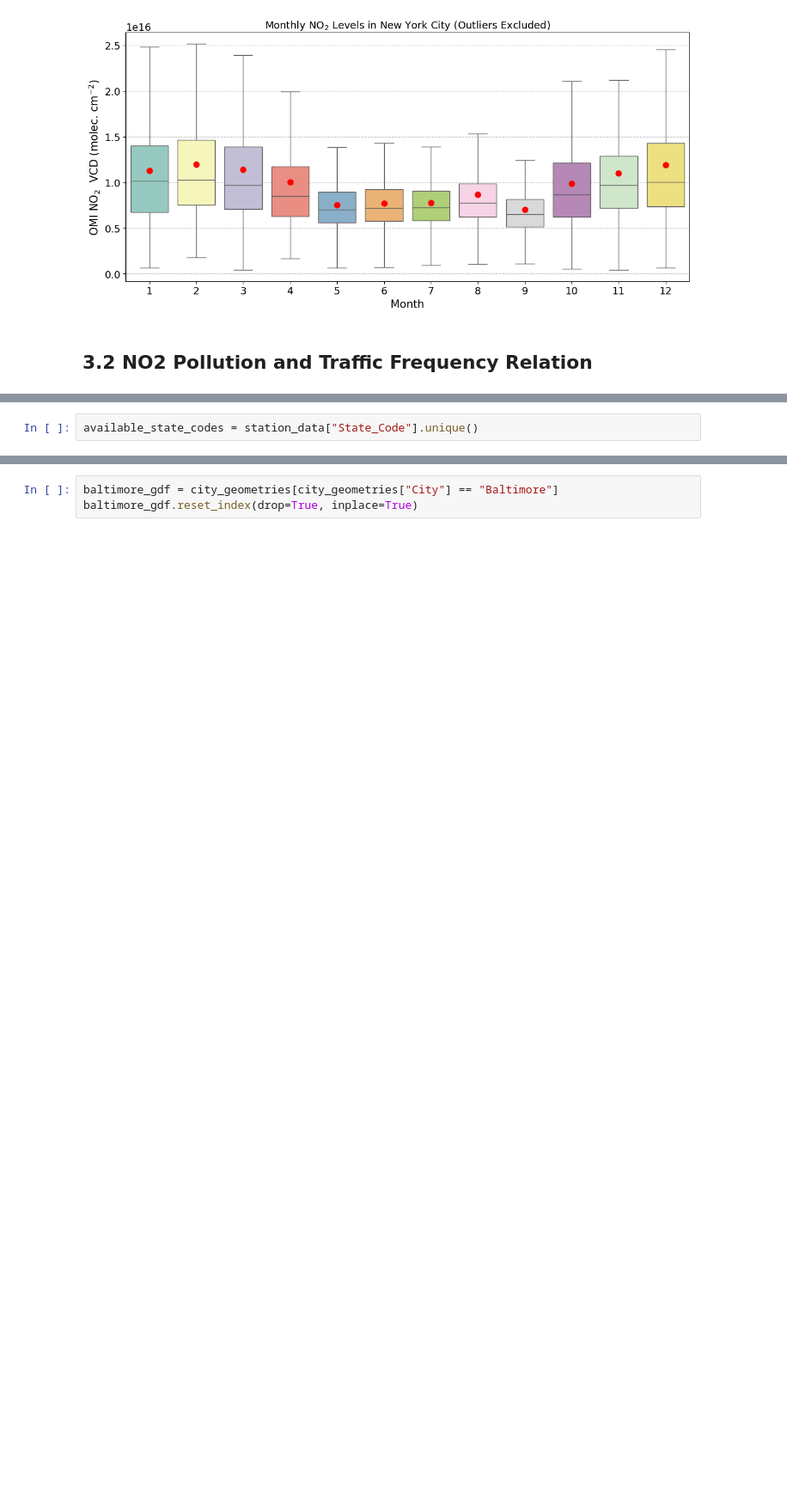
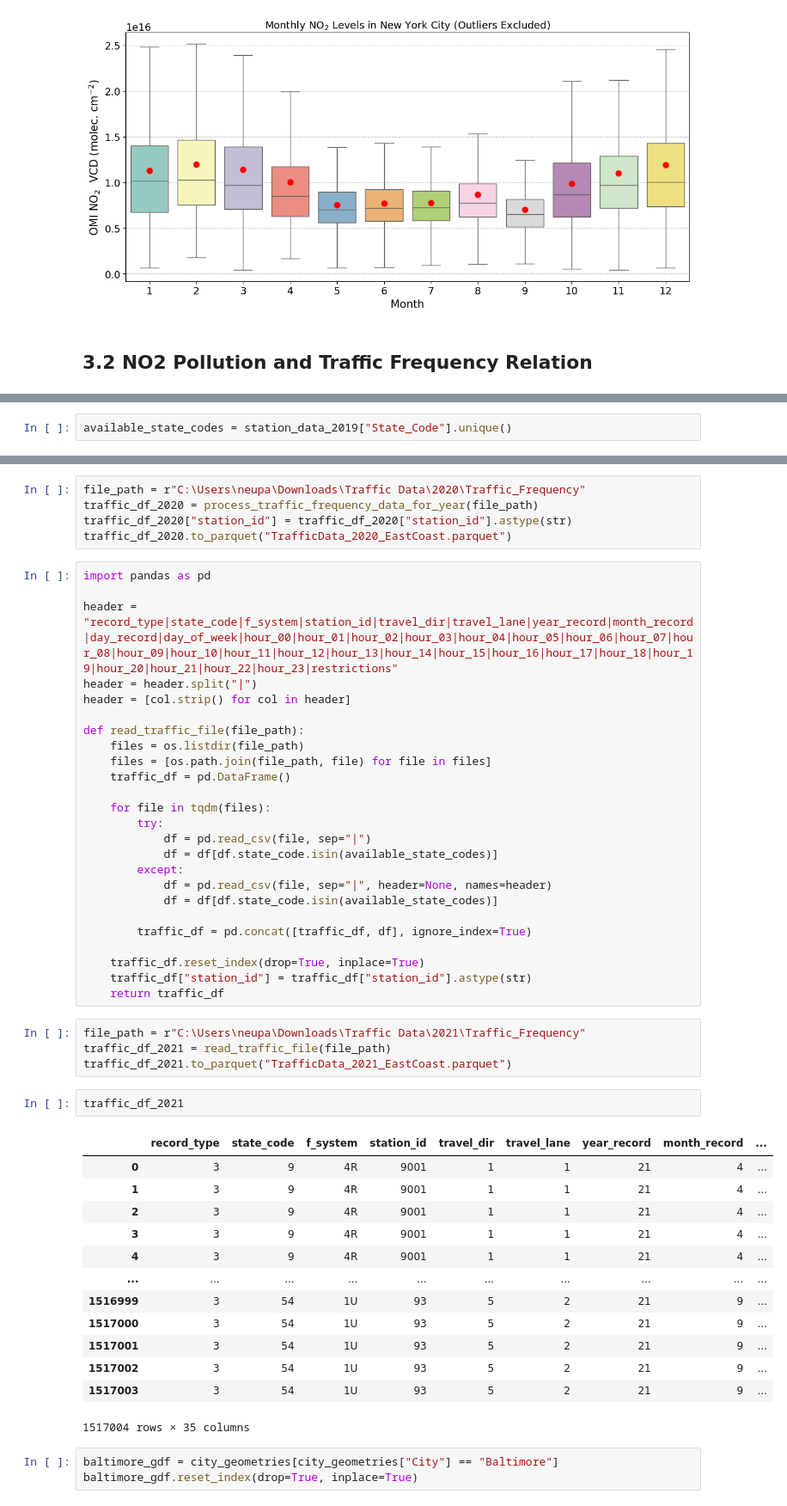
Before and after one commit to SujanNeupane42/NO2-vs-Traffic-Analysis-using-PySpark-and-GeoPandas, a Jupyter notebook: main_notebook.ipynb, the cells around one changed output, grey strips where cells are left out. Shown at 86% size. Saved outputs shown, nothing was run; the diff lists cells and outputs as text; blank space fills up the shorter version.

```diff
--- a/main_notebook.ipynb
+++ b/main_notebook.ipynb
@@ -1378,5 +1359,5 @@ station_data.reset_index(drop=True, inplace=True)
 # %%
-available_state_codes = station_data["State_Code"].unique()
+available_state_codes = station_data_2019["State_Code"].unique()
 # %%
 fig, ax = plt.subplots(figsize=(12, 8), subplot_kw={"projection": ccrs.PlateCarree()})
 ax.set_extent([min_lon, max_lon, min_lat, max_lat], crs=ccrs.PlateCarree())
@@ -1471,3 +1465,53 @@ station_data.head()
+# %%
+file_path = r"C:\Users\neupa\Downloads\Traffic Data\2020\Traffic_Frequency"
+traffic_df_2020 = process_traffic_frequency_data_for_year(file_path)
+traffic_df_2020["station_id"] = traffic_df_2020["station_id"].astype(str)
+traffic_df_2020.to_parquet("TrafficData_2020_EastCoast.parquet")
+# %%
+import pandas as pd
+
+header = "record_type|state_code|f_system|station_id|travel_dir|travel_lane|year_record|month_record|day_record|day_of_week|hour_00|hour_01|hour_02|hour_03|hour_04|hour_05|hour_06|hour_07|hour_08|hour_09|hour_10|hour_11|hour_12|hour_13|hour_14|hour_15|hour_16|hour_17|hour_18|hour_19|hour_20|hour_21|hour_22|hour_23|restrictions"
+header = header.split("|")
+header = [col.strip() for col in header]
+
+def read_traffic_file(file_path):
+    files = os.listdir(file_path)
+    files = [os.path.join(file_path, file) for file in files]
+    traffic_df = pd.DataFrame()
+
+    for file in tqdm(files):
+        try:
+            df = pd.read_csv(file, sep="|")
+            df = df[df.state_code.isin(available_state_codes)]
+        except:
+            df = pd.read_csv(file, sep="|", header=None, names=header)
+            df = df[df.state_code.isin(available_state_codes)]
+
+        traffic_df = pd.concat([traffic_df, df], ignore_index=True)
+
+    traffic_df.reset_index(drop=True, inplace=True)
+    traffic_df["station_id"] = traffic_df["station_id"].astype(str)
+    return traffic_df
+# %%
+file_path = r"C:\Users\neupa\Downloads\Traffic Data\2021\Traffic_Frequency"
+traffic_df_2021 = read_traffic_file(file_path)
+traffic_df_2021.to_parquet("TrafficData_2021_EastCoast.parquet")
+# %%
+traffic_df_2021
+# %% [output]
+|  | record_type | state_code | f_system | station_id | travel_dir | travel_lane | year_record | month_record | ... |
+| 0 | 3 | 9 | 4R | 9001 | 1 | 1 | 21 | 4 | ... |
+| 1 | 3 | 9 | 4R | 9001 | 1 | 1 | 21 | 4 | ... |
+| 2 | 3 | 9 | 4R | 9001 | 1 | 1 | 21 | 4 | ... |
+| 3 | 3 | 9 | 4R | 9001 | 1 | 1 | 21 | 4 | ... |
+| 4 | 3 | 9 | 4R | 9001 | 1 | 1 | 21 | 4 | ... |
+| ... | ... | ... | ... | ... | ... | ... | ... | ... | ... |
+| 1516999 | 3 | 54 | 1U | 93 | 5 | 2 | 21 | 9 | ... |
+| 1517000 | 3 | 54 | 1U | 93 | 5 | 2 | 21 | 9 | ... |
+| 1517001 | 3 | 54 | 1U | 93 | 5 | 2 | 21 | 9 | ... |
+| 1517002 | 3 | 54 | 1U | 93 | 5 | 2 | 21 | 9 | ... |
+| 1517003 | 3 | 54 | 1U | 93 | 5 | 2 | 21 | 9 | ... |
+1517004 rows × 35 columns
 # %%
 baltimore_gdf = city_geometries[city_geometries["City"] == "Baltimore"]
 baltimore_gdf.reset_index(drop=True, inplace=True)
```
Also changed, not shown: parts of 51 cells of this notebook.
